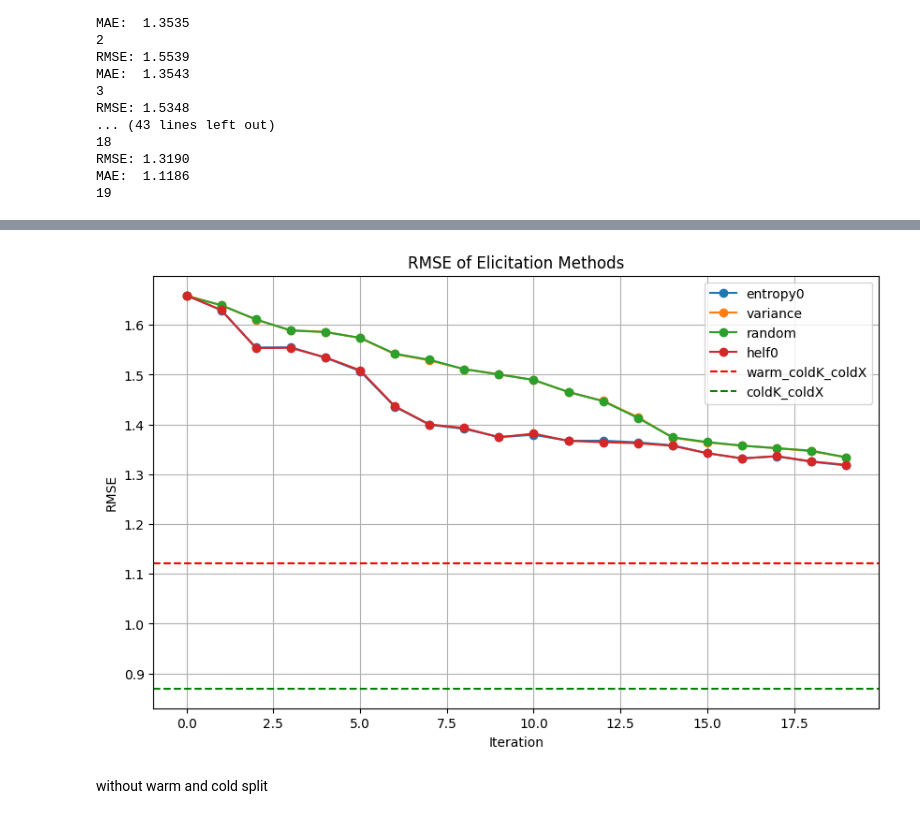
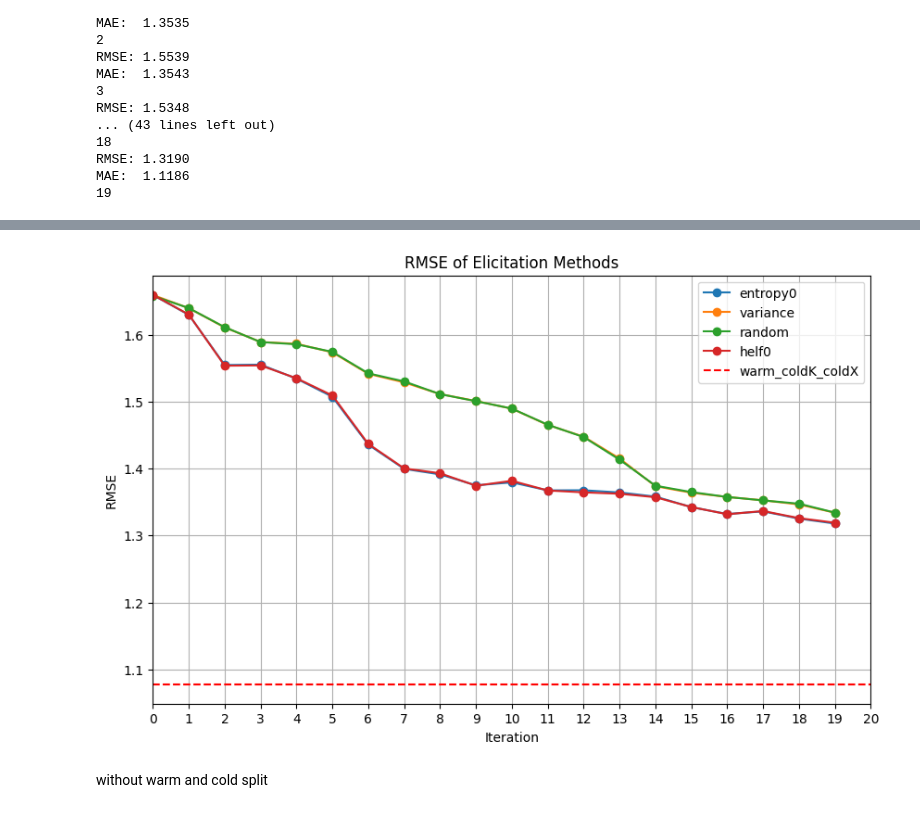
Before and after one commit to camilleecu/master_thesis, a Jupyter notebook: re_sample (2)/Tree_elicitation_warm.ipynb, the cells around one changed output, grey strips where cells are left out. Drawn from its saved outputs; the diff is of its cells as text; code cells hidden in the pictures.

```diff
--- a/re_sample (2)/Tree_elicitation_warm.ipynb
+++ b/re_sample (2)/Tree_elicitation_warm.ipynb
@@ -826,8 +826,7 @@ pct4 = [
     1.2141, 1.2132, 1.2107, 1.2086, 1.2084
 ]
 # %%
-rmse_KX_warm_coldK_coldX = 1.1208
-rmse_coldK_coldX = 0.8698
+rmse_KX_warm_coldK_coldX = 1.0779
 # %%
 # plot rmse of all methods
 plt.figure(figsize=(10, 6))
@@ -851,21 +874,23 @@ plt.show()
 # %%
 # plot rmse of all methods
 plt.figure(figsize=(10, 6))
+plt.xlim(0, 20)
+plt.xticks(range(0, 21))
 plt.plot(entropy0[0], label='entropy0', marker='o')
 plt.plot(variance[0], label='variance', marker='o')
 plt.plot(random[0], label='random', marker='o')
 plt.plot(helf0[0], label='helf0', marker='o')
 plt.axhline(y=rmse_KX_warm_coldK_coldX, color='r', linestyle='--', label='warm_coldK_coldX')
-plt.axhline(y=rmse_coldK_coldX, color='g', linestyle='--', label='coldK_coldX')
+# plt.axhline(y=rmse_coldK_coldX, color='g', linestyle='--', label='coldK_coldX')
 plt.title('RMSE of Elicitation Methods')
 plt.xlabel('Iteration')
 plt.ylabel('RMSE')
 plt.legend()
 plt.grid()
 plt.show()
 # plot mae of all methods
 # %% [output]
-[figure, old version]
+[figure, new version]
 # %% [markdown]
 without warm and cold split
 # %%
```
Also changed, not shown: parts of 2 cells of this notebook, 1 other file.
